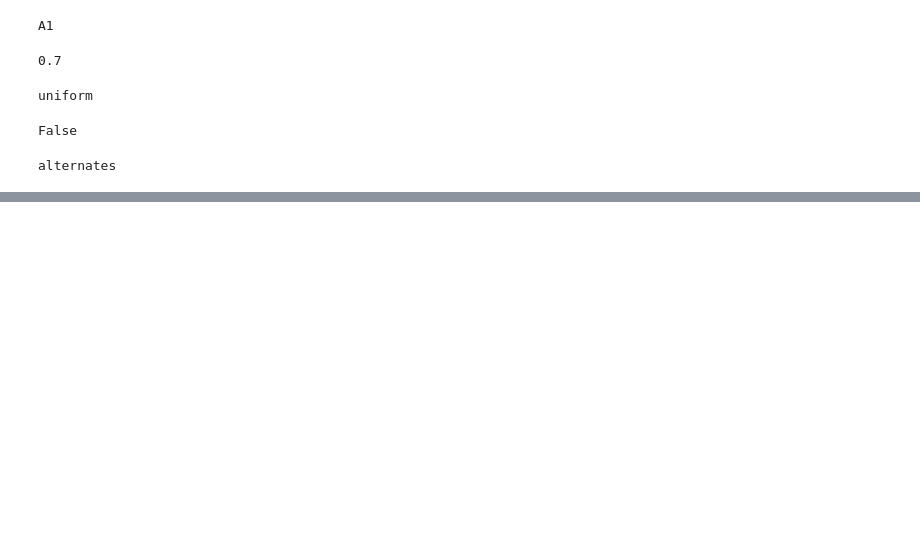
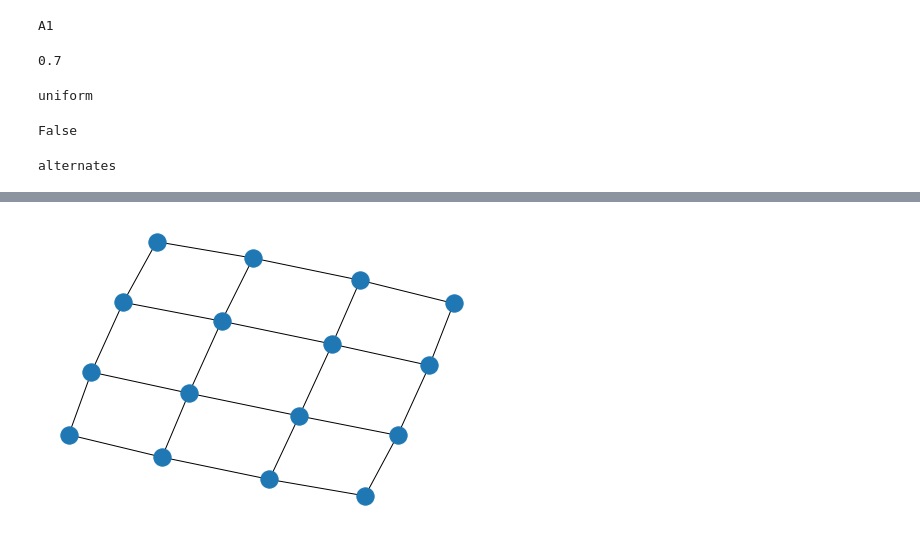
Before and after one commit to GLopezMUZH/DRL_ParkingPlaceFinderRobot, a Jupyter notebook: examples_ggg.ipynb, the cells around one changed output, grey strips where cells are left out. Drawn from its saved outputs; the diff is of its cells as text; code cells hidden in the pictures; blank space fills up the shorter version.

```diff
--- a/examples_ggg.ipynb
+++ b/examples_ggg.ipynb
@@ -49,0 +74,9 @@ The iterable function was deprecated in Matplotlib 3.1 and will be removed in 3.
+# %%
+G = nx.grid_2d_graph(4, 4)  # 4x4 grid
+
+pos = nx.spring_layout(G, iterations=100)
+
+#plt.subplot(221)
+nx.draw(G, pos, font_size=8)
+# %% [output]
+[figure, added]
```
Also changed, not shown: parts of 4 cells of this notebook, 1 other file.
